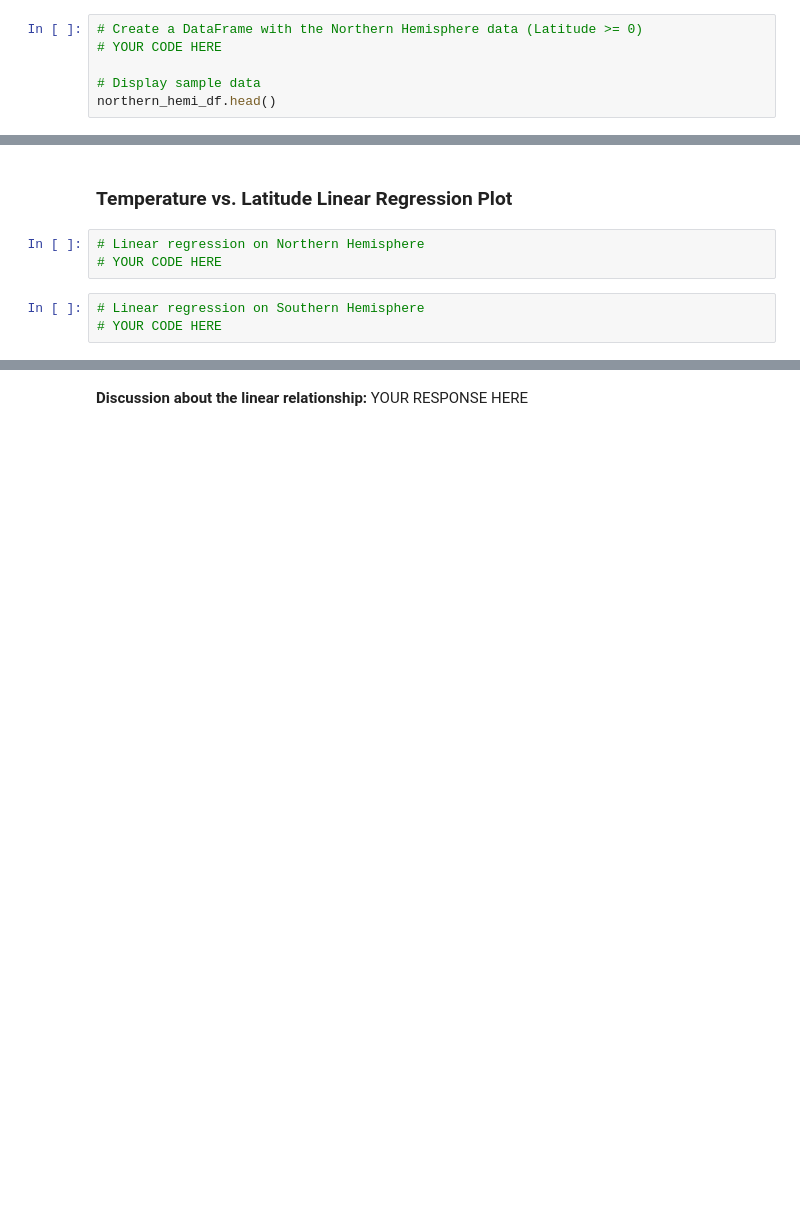
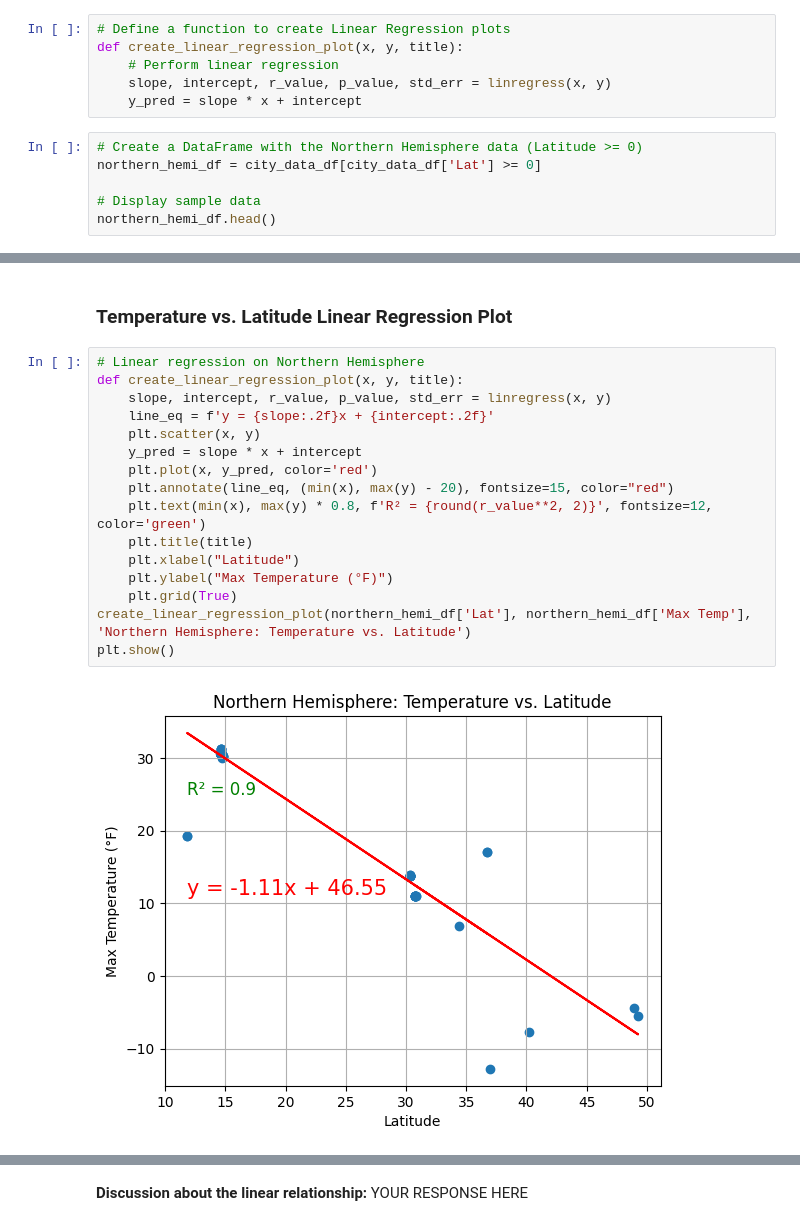
Before and after one commit to SoonerLisa/python-api-challenge, a Jupyter notebook: WeatherPy/WeatherPy.ipynb, the cells around one changed output, grey strips where cells are left out. Drawn from its saved outputs; the diff is of its cells as text; blank space fills up the shorter version.

Commit message:
added r2 value to ea linear regression plot graph

```diff
--- a/WeatherPy/WeatherPy.ipynb
+++ b/WeatherPy/WeatherPy.ipynb
@@ -328,6 +325,12 @@ plt.show()
+# %%
+# Define a function to create Linear Regression plots
+def create_linear_regression_plot(x, y, title):
+    # Perform linear regression
+    slope, intercept, r_value, p_value, std_err = linregress(x, y)
+    y_pred = slope * x + intercept
 # %%
 # Create a DataFrame with the Northern Hemisphere data (Latitude >= 0)
-# YOUR CODE HERE
+northern_hemi_df = city_data_df[city_data_df['Lat'] >= 0]
 
 # Display sample data
 northern_hemi_df.head()
@@ -340,8 +359,20 @@ southern_hemi_df.head()
 # %% [markdown]
 ###  Temperature vs. Latitude Linear Regression Plot
-# %%
-# Linear regression on Northern Hemisphere
-# YOUR CODE HERE
-# %%
-# Linear regression on Southern Hemisphere
-# YOUR CODE HERE
+# %%
+# Linear regression on Northern Hemisphere
+def create_linear_regression_plot(x, y, title):
+    slope, intercept, r_value, p_value, std_err = linregress(x, y)
+    line_eq = f'y = {slope:.2f}x + {intercept:.2f}'
+    plt.scatter(x, y)
+    y_pred = slope * x + intercept
+    plt.plot(x, y_pred, color='red')
+    plt.annotate(line_eq, (min(x), max(y) - 20), fontsize=15, color="red")
+    plt.text(min(x), max(y) * 0.8, f'R² = {round(r_value**2, 2)}', fontsize=12, color='green')
+    plt.title(title)
+    plt.xlabel("Latitude")
+    plt.ylabel("Max Temperature (°F)")
+    plt.grid(True)
+create_linear_regression_plot(northern_hemi_df['Lat'], northern_hemi_df['Max Temp'], 'Northern Hemisphere: Temperature vs. Latitude')
+plt.show()
+# %% [output]
+[figure, added]
```
Also changed, not shown: parts of 16 cells of this notebook.
